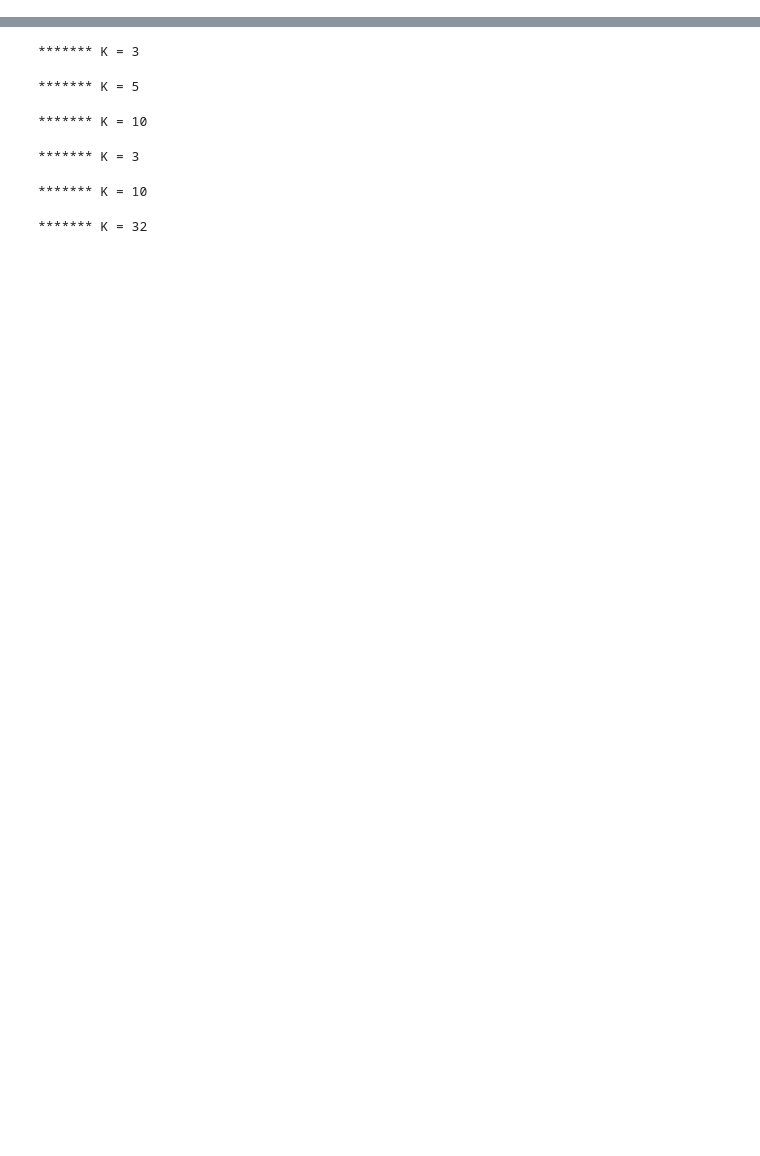
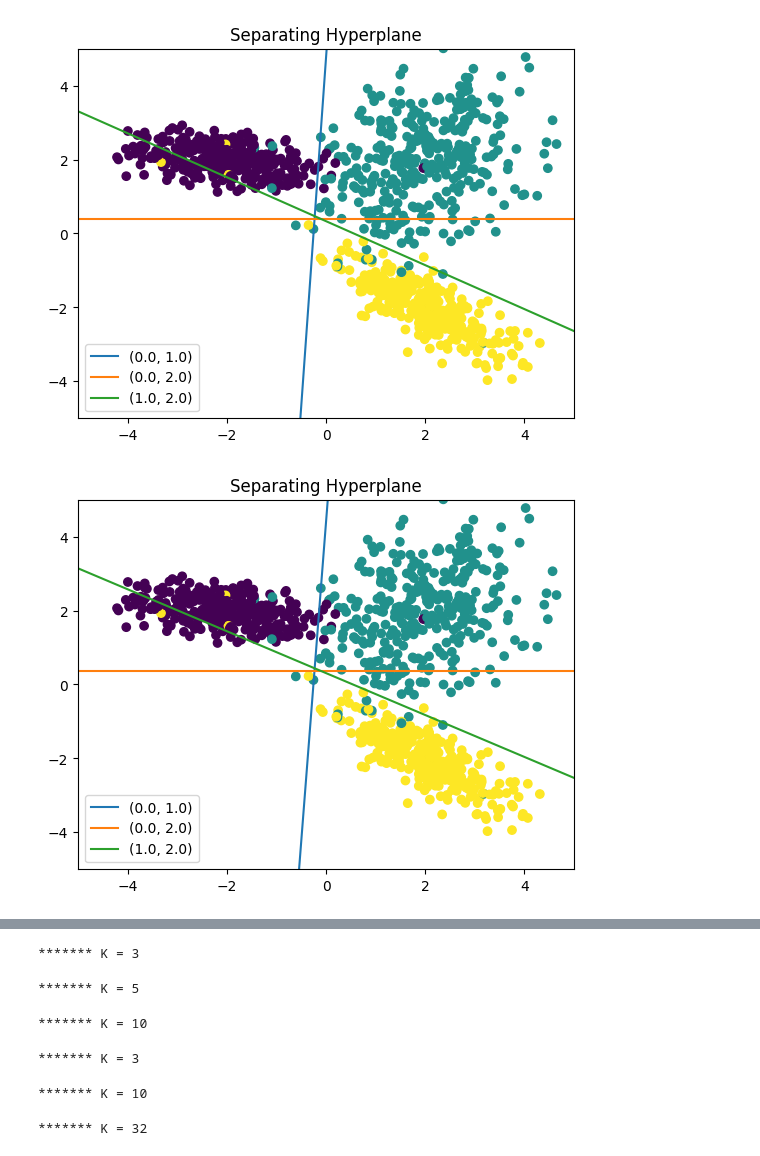
Before and after one commit to Zhengtong-Liu/ECE236A-Project, a Jupyter notebook: Code/ECE236A_Project_Demo.ipynb, the cells around one changed output, grey strips where cells are left out. Saved outputs shown, nothing was run; the diff lists cells and outputs as text; code cells hidden in the pictures; blank space fills up the shorter version.

Commit message:
add visualization

```diff
--- a/Code/ECE236A_Project_Demo.ipynb
+++ b/Code/ECE236A_Project_Demo.ipynb
@@ -48,0 +61,8 @@ result1
+# %%
+for label, data in {'synthetic_test_accuracy': syn_data}.items():
+    acc_list = []
+    for i in range(1):
+        svm = MyClassifier(K=3, ensemble=True)
+        svm.train(data['trainX'], data['trainY'])
+        acc = svm.evaluate(data['testX'], data['testY'])
+        acc_list.append(acc)
@@ -48,0 +78,23 @@ result1
+# %%
+lams = [0.1, 0.6, 1.1, 1.6]
+
+for lam in lams:
+    plt.figure()
+    plt.title("Separating Hyperplane")
+    plt.xlim(-5, 5)
+    plt.ylim(-5, 5)
+    plt.scatter(syn_data['trainX'][:, 0], syn_data['trainX'][:, 1], c=syn_data['trainY'])
+    for key in svm.SVM_table:
+        if key[-1] != lam:
+            continue
+        key = (key[0], key[1], lam)
+        w = svm.SVM_table[key][0]
+        b = svm.SVM_table[key][1]
+        # print(w, b)
+        x = np.linspace(-5, 5, 100)
+        y = (-w[0] * x - b) / w[1]
+        plt.plot(x, y, label=(key[0], key[1]))
+    plt.legend()
+# %% [output]
+[figure, added]
+[figure, added]
```
Also changed, not shown: parts of 12 cells of this notebook.
